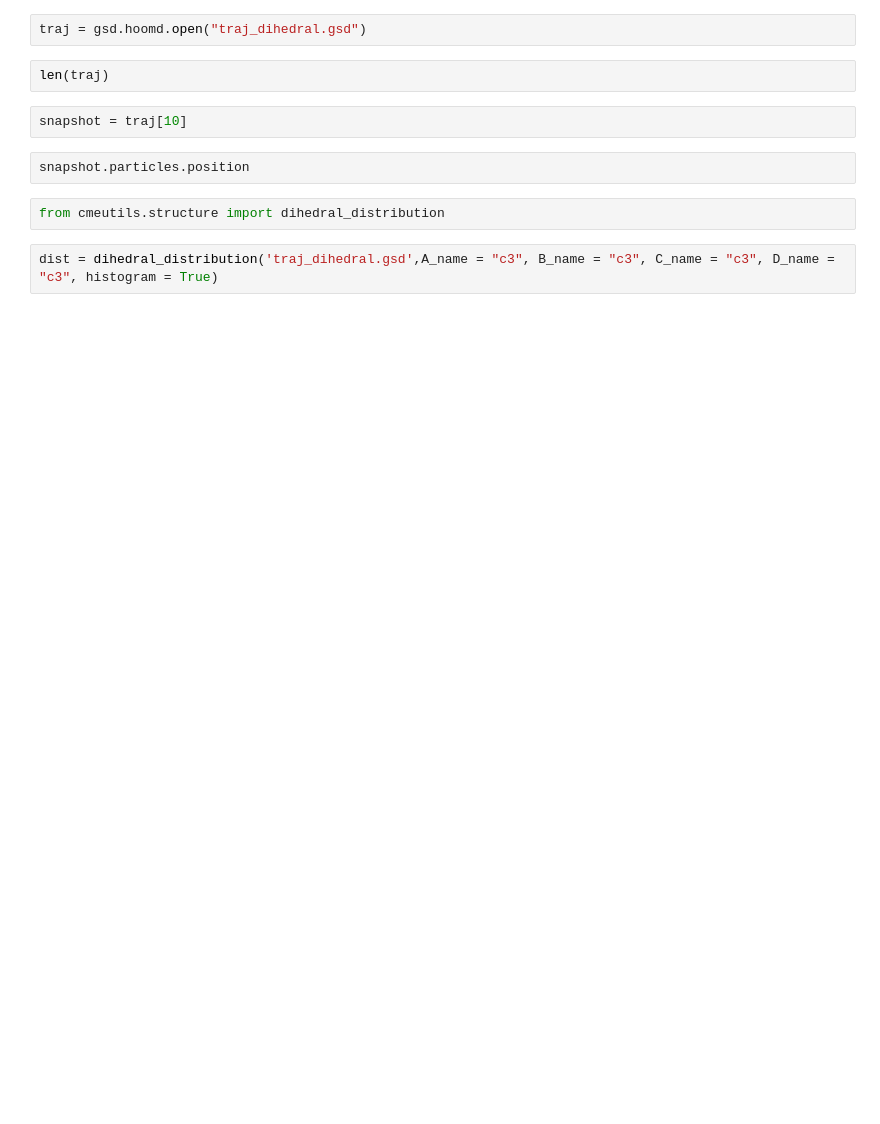
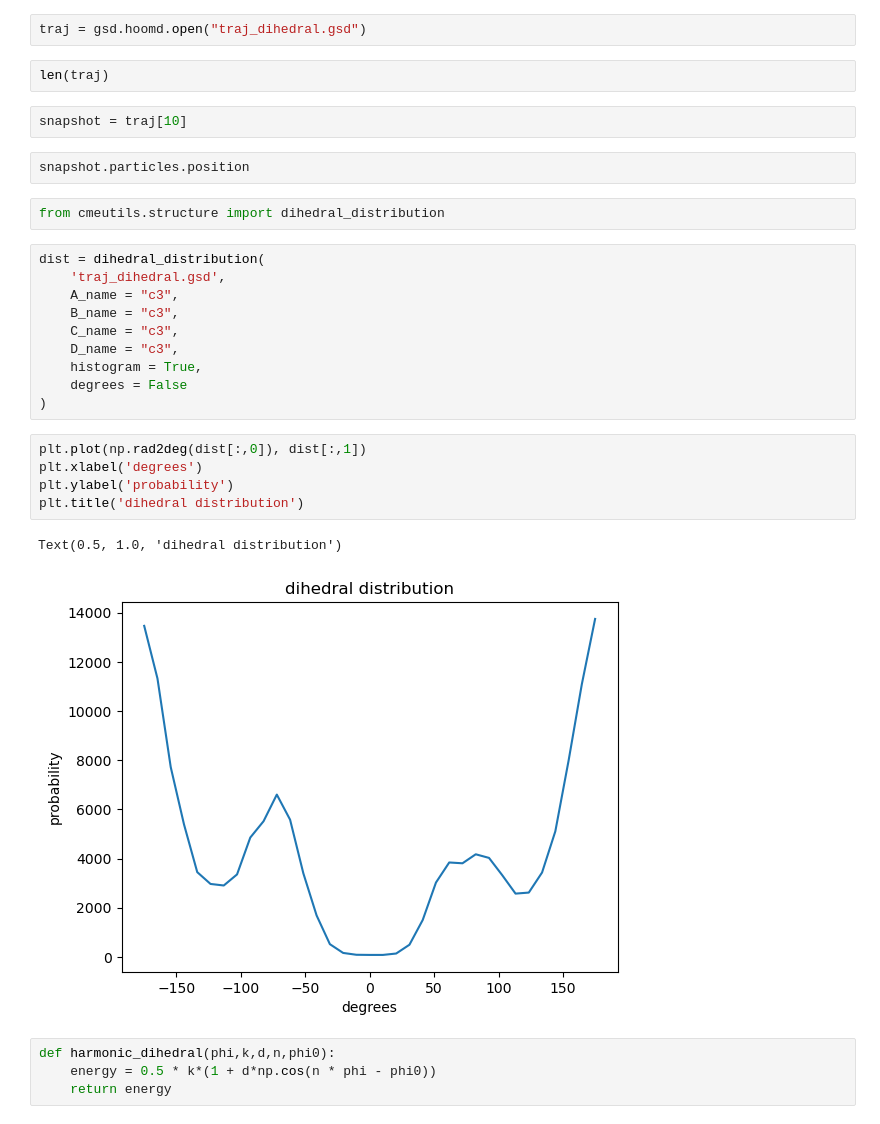
Before and after one commit to gwenwhite/dihedral2, a Jupyter notebook: Butane_Dihedral_Test.ipynb, the cells around one changed output. Saved outputs shown, nothing was run; the diff lists cells and outputs as text; blank space fills up the shorter version.

Commit message:
Plotted distribution & dihedral energy.

```diff
--- a/Butane_Dihedral_Test.ipynb
+++ b/Butane_Dihedral_Test.ipynb
@@ -70,4 +83,24 @@ snapshot.particles.position
 # %%
 from cmeutils.structure import dihedral_distribution
 # %%
-dist = dihedral_distribution('traj_dihedral.gsd',A_name = "c3", B_name = "c3", C_name = "c3", D_name = "c3", histogram = True)
+dist = dihedral_distribution(
+    'traj_dihedral.gsd',
+    A_name = "c3",
+    B_name = "c3",
+    C_name = "c3",
+    D_name = "c3",
+    histogram = True,
+    degrees = False
+)
+# %%
+plt.plot(np.rad2deg(dist[:,0]), dist[:,1])
+plt.xlabel('degrees')
+plt.ylabel('probability')
+plt.title('dihedral distribution')
+# %% [output]
+Text(0.5, 1.0, 'dihedral distribution')
+[figure, added]
+# %%
+def harmonic_dihedral(phi,k,d,n,phi0):
+    energy = 0.5 * k*(1 + d*np.cos(n * phi - phi0))
+    return energy
```
Also changed, not shown: parts of 19 cells of this notebook, 1 other file.
